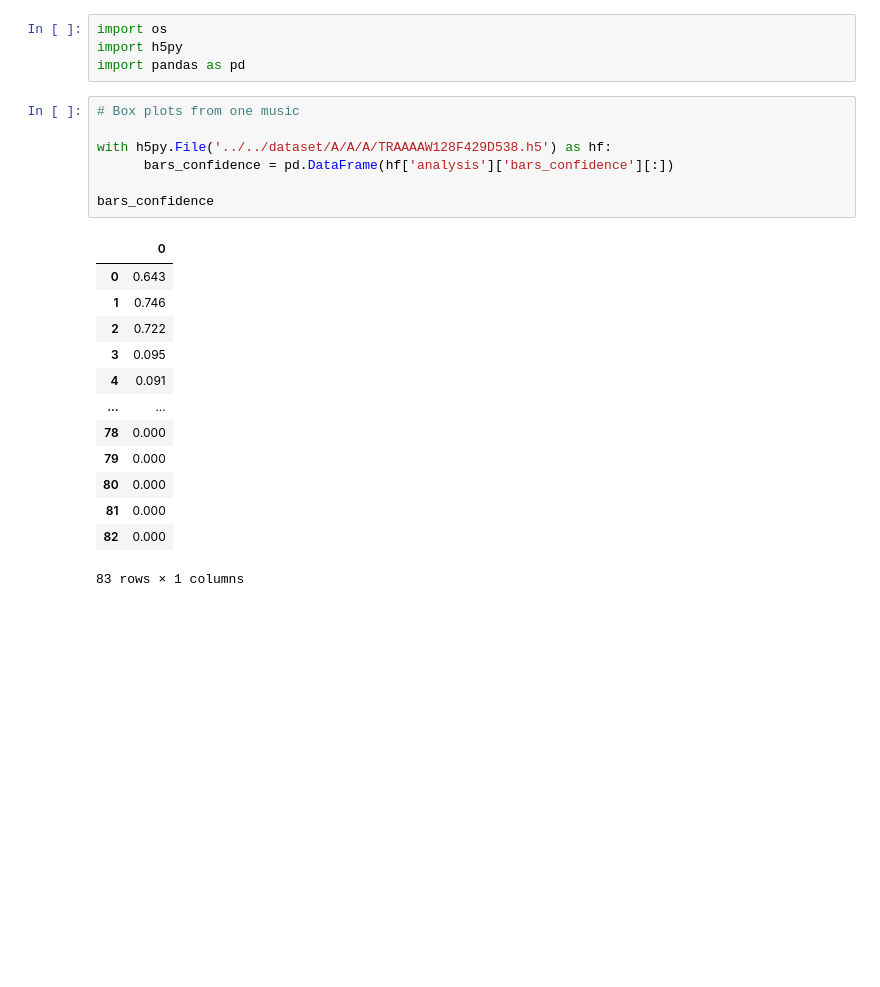
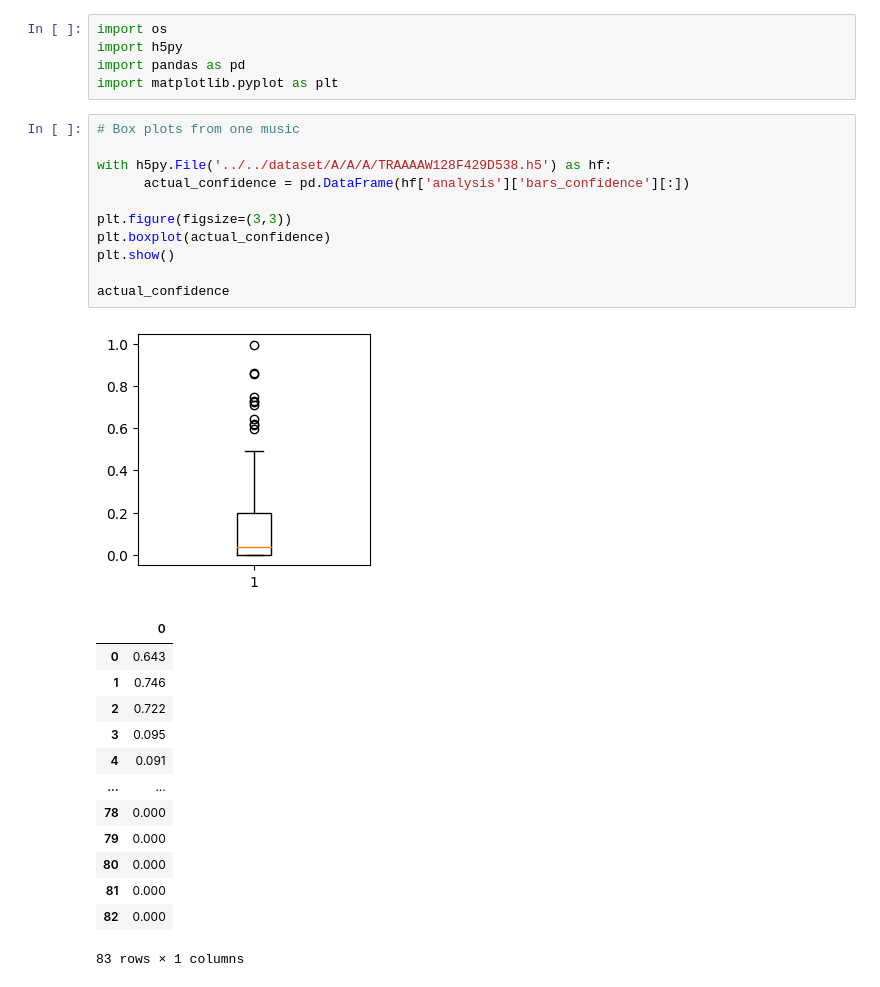
Before and after one commit to Pindice/Music2, a Jupyter notebook: q_labo/analysis_group/check_confidence.ipynb, the cells around one changed output. Saved outputs shown, nothing was run; the diff lists cells and outputs as text; blank space fills up the shorter version.

Commit message:
wip: check_confidence.ipynb

```diff
--- a/q_labo/analysis_group/check_confidence.ipynb
+++ b/q_labo/analysis_group/check_confidence.ipynb
@@ -2,14 +2,20 @@
 import os
 import h5py
 import pandas as pd
+import matplotlib.pyplot as plt
 # %%
 # Box plots from one music
 
 with h5py.File('../../dataset/A/A/A/TRAAAAW128F429D538.h5') as hf:
-      bars_confidence = pd.DataFrame(hf['analysis']['bars_confidence'][:])
+      actual_confidence = pd.DataFrame(hf['analysis']['bars_confidence'][:])
 
-bars_confidence
+plt.figure(figsize=(3,3))
+plt.boxplot(actual_confidence)
+plt.show()
+
+actual_confidence
 # %% [output]
+[figure, added]
 |  | 0 |
 | 0 | 0.643 |
 | 1 | 0.746 |
```
Also changed, not shown: parts of 4 cells of this notebook.
